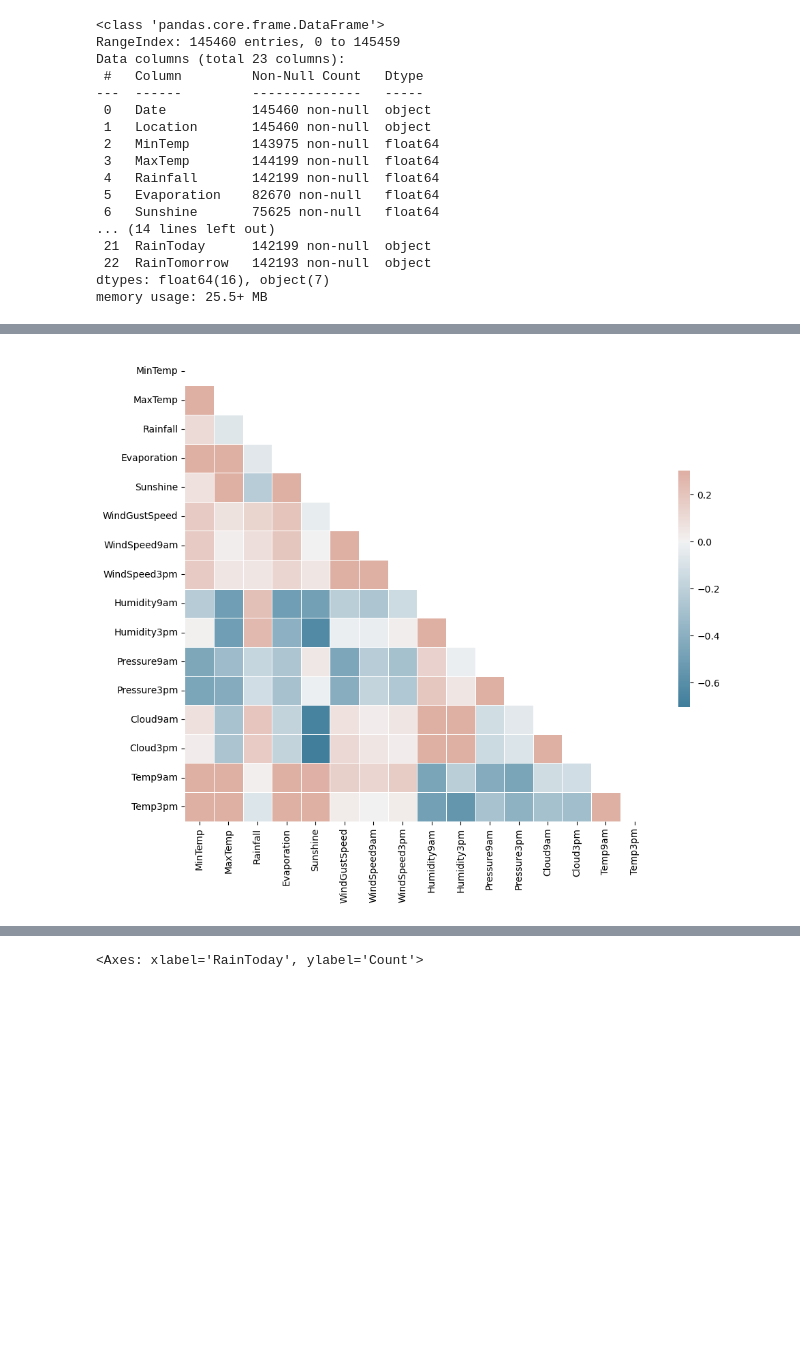
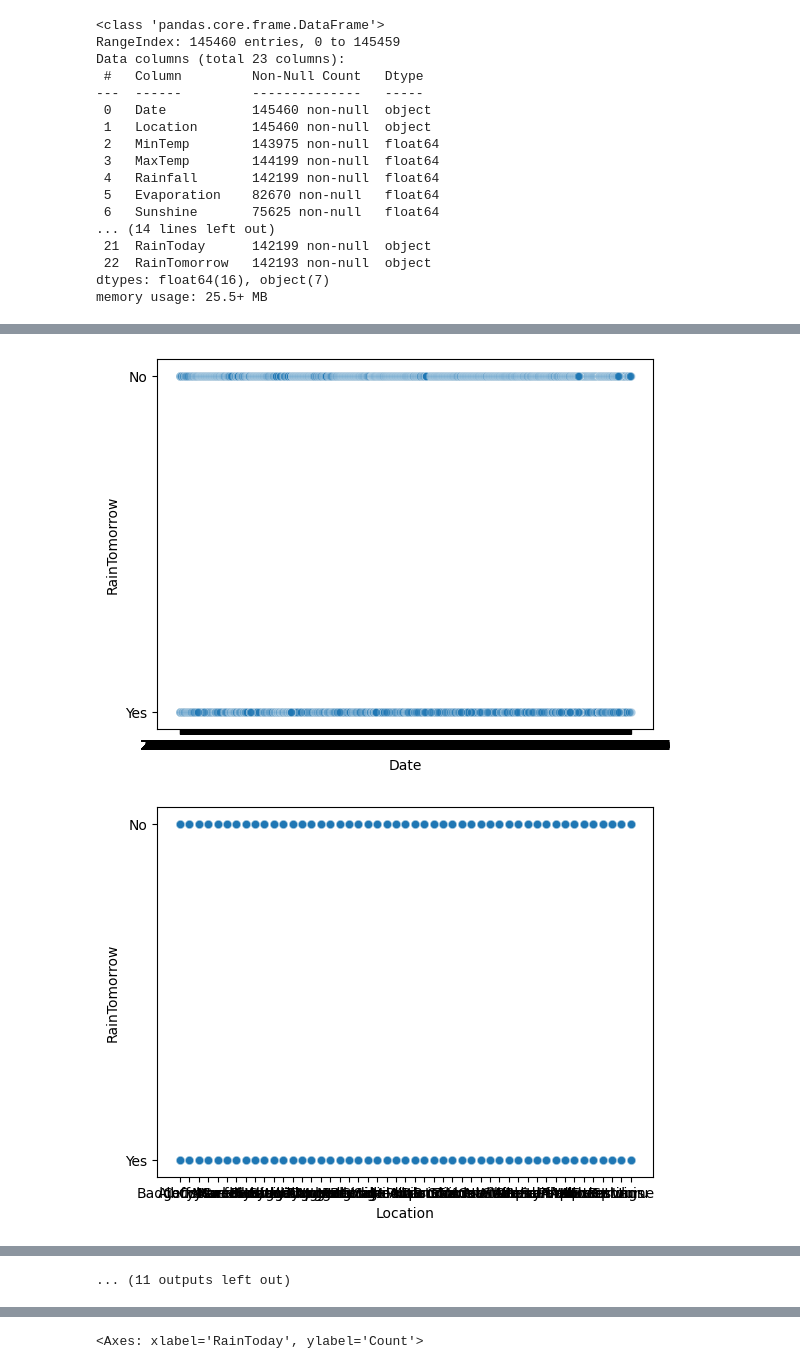
Before and after one commit to tobiasBayha/rainPredictionAustralia, a Jupyter notebook: notebooks/Tobias.ipynb, the cells around one changed output, grey strips where cells are left out. Saved outputs shown, nothing was run; the diff lists cells and outputs as text; code cells hidden in the pictures; blank space fills up the shorter version.

```diff
--- a/notebooks/Tobias.ipynb
+++ b/notebooks/Tobias.ipynb
@@ -7,8 +7,9 @@ import pandas as pd
 import numpy as np
 
 # load Data
-data_path = os.path.join(os.getcwd(), "data", "weatherAUS.csv")
+data_path = os.path.join(os.getcwd(), "..", "data", "weatherAUS.csv")
 df = pd.read_csv(data_path)
+pd.options.display.max_columns = 100
 
 # ensure data has been loaded
 df.head()
@@ -113,30 +136,8 @@ sns.histplot(data=df, x="RainTomorrow")
-# %%
-# any close correlation?
-num_columns=[]
-obj_columns=[]
-for feature in df.columns:
-    if df[feature].dtype!="object":
-        num_columns.append(feature)
-    else:
-        obj_columns.append(feature)
-
-
-corr = df[num_columns].corr()
-
-# Compute the correlation matrix
-# Generate a mask for the upper triangle
-mask = np.triu(np.ones_like(corr, dtype=bool))
-
-# Set up the matplotlib figure
-f, ax = plt.subplots(figsize=(11, 9))
-
-# Generate a custom diverging colormap
-cmap = sns.diverging_palette(230, 20, as_cmap=True)
-
-# Draw the heatmap with the mask and correct aspect ratio
-sns.heatmap(corr, mask=mask, cmap=cmap, vmax=.3, center=0,
-        square=True, linewidths=.5, cbar_kws={"shrink": .5})
-
-plt.show()
-# %% [output]
-[figure, removed]
+# %%
+# create plots for each feature
+for feature_name in df.columns:
+    sns.scatterplot(df, x=feature_name, y="RainTomorrow", alpha=0.2)
+    plt.show()
+# %% [output]
+[figure, added]
+[figure, added]
@@ -142,0 +154 @@ plt.show()
+... (11 outputs left out)
```
Also changed, not shown: parts of 10 cells of this notebook.
